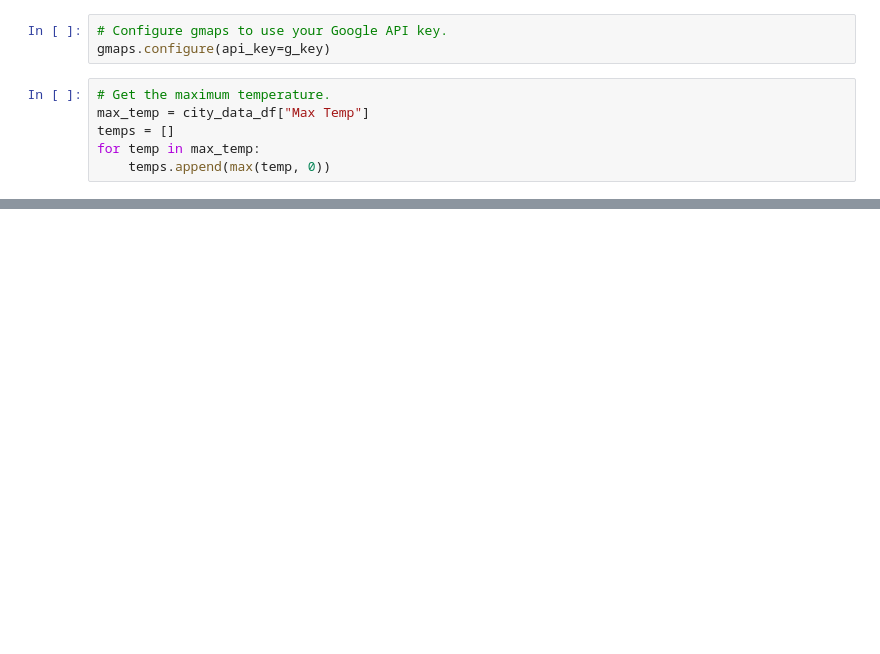
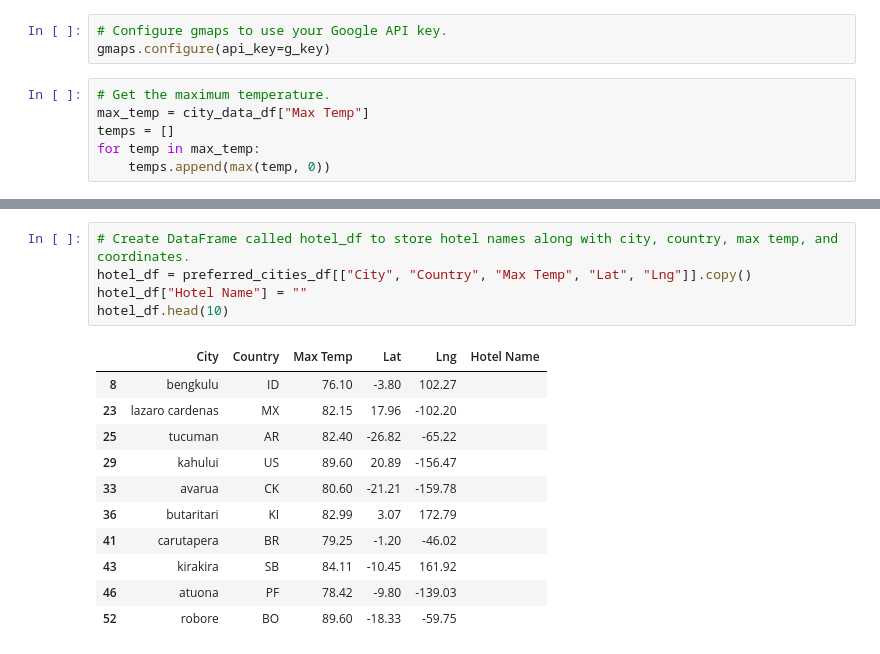
Before and after one commit to abeebe911/World_Weather_Analysis, a Jupyter notebook: VacationPy.ipynb, the cells around one changed output, grey strips where cells are left out. Cells and saved outputs as stored; diff of their text form; blank space fills up the shorter version.

```diff
--- a/VacationPy.ipynb
+++ b/VacationPy.ipynb
@@ -93,0 +148,17 @@ fig
+# %%
+# Create DataFrame called hotel_df to store hotel names along with city, country, max temp, and coordinates.
+hotel_df = preferred_cities_df[["City", "Country", "Max Temp", "Lat", "Lng"]].copy()
+hotel_df["Hotel Name"] = ""
+hotel_df.head(10)
+# %% [output]
+|  | City | Country | Max Temp | Lat | Lng | Hotel Name |
+| 8 | bengkulu | ID | 76.10 | -3.80 | 102.27 |  |
+| 23 | lazaro cardenas | MX | 82.15 | 17.96 | -102.20 |  |
+| 25 | tucuman | AR | 82.40 | -26.82 | -65.22 |  |
+| 29 | kahului | US | 89.60 | 20.89 | -156.47 |  |
+| 33 | avarua | CK | 80.60 | -21.21 | -159.78 |  |
+| 36 | butaritari | KI | 82.99 | 3.07 | 172.79 |  |
+| 41 | carutapera | BR | 79.25 | -1.20 | -46.02 |  |
+| 43 | kirakira | SB | 84.11 | -10.45 | 161.92 |  |
+| 46 | atuona | PF | 78.42 | -9.80 | -139.03 |  |
+| 52 | robore | BO | 89.60 | -18.33 | -59.75 |  |
```
Also changed, not shown: parts of 14 cells of this notebook, 8 other files.
